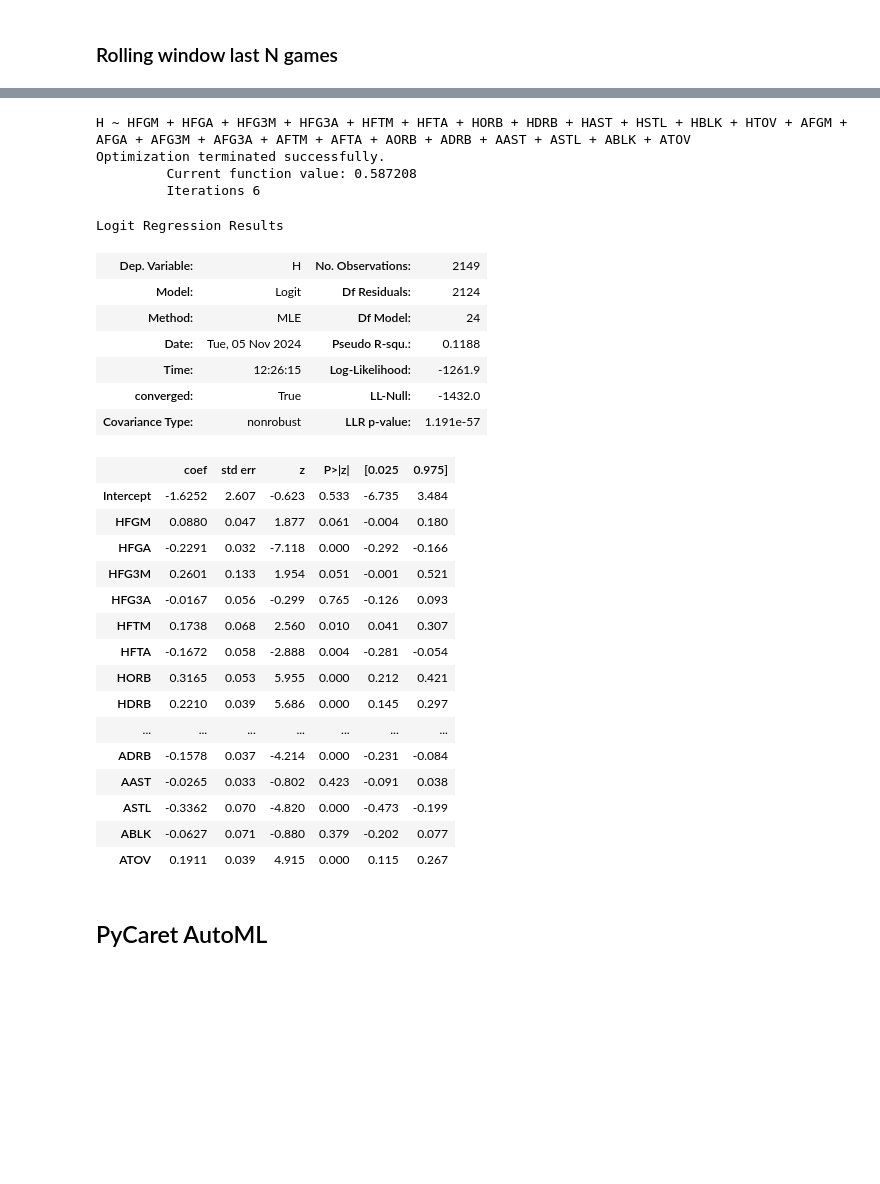
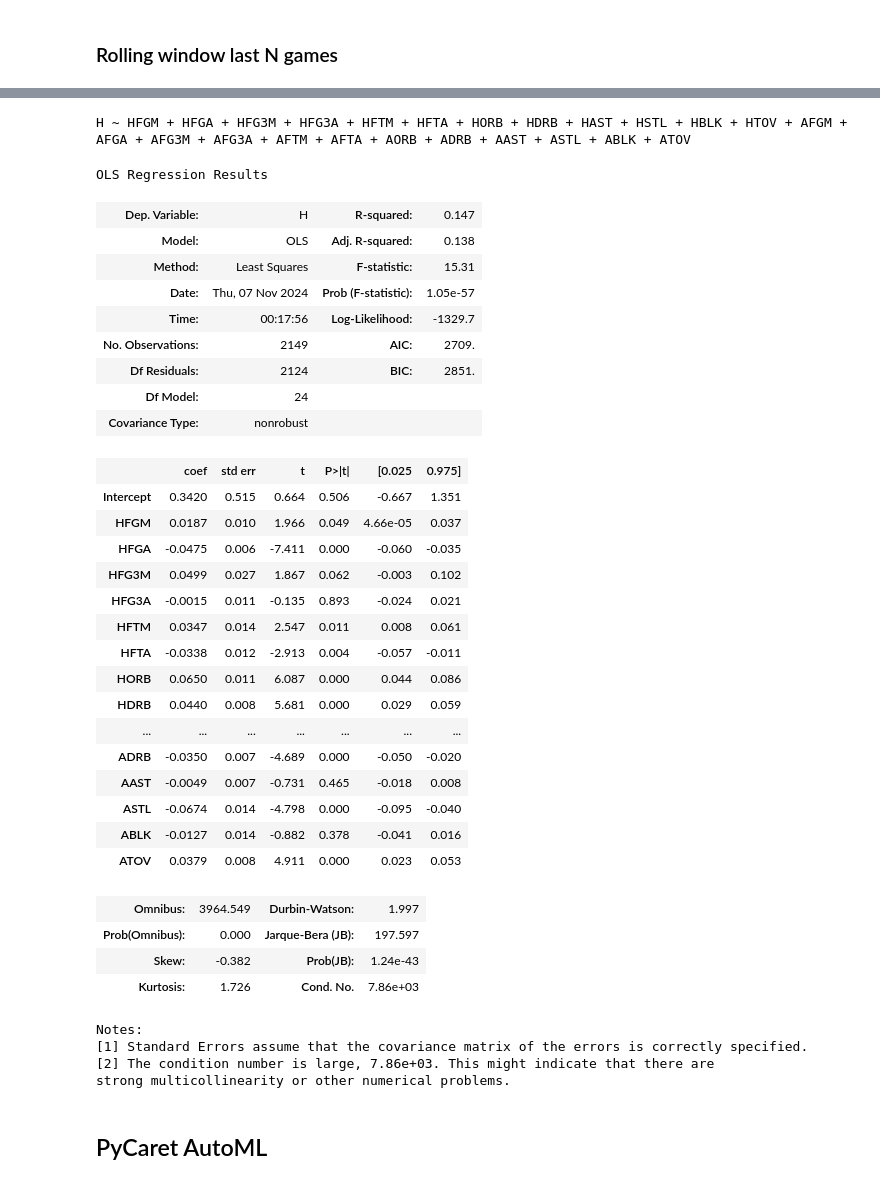
Before and after one commit to pospijir/QQH2024, a Jupyter notebook: scripts/ml.ipynb, the cells around one changed output, grey strips where cells are left out. Saved outputs shown, nothing was run; the diff lists cells and outputs as text; code cells hidden in the pictures; blank space fills up the shorter version.

```diff
--- a/scripts/ml.ipynb
+++ b/scripts/ml.ipynb
@@ -240,47 +238,54 @@ df_ml3.head()
 # %%
 features = [
     "HFGM", "HFGA", "HFG3M", "HFG3A", "HFTM", "HFTA", "HORB", "HDRB", "HAST", "HSTL", "HBLK", "HTOV",
     "AFGM", "AFGA", "AFG3M", "AFG3A", "AFTM", "AFTA", "AORB", "ADRB", "AAST", "ASTL", "ABLK", "ATOV",
 ]
 # features = [
 #     "HFGM", "HFGA", "HFG3M", "HFTM", "HFTA", "HORB", "HDRB", "HAST", "HSTL", "HTOV",
 #     "AFGM", "AFGA", "AFG3M", "AFTM", "AFTA", "AORB", "ADRB", "AAST", "ASTL", "ATOV",
 # ]
 
 formula = "H ~ " + " + ".join(features)
 print(formula)
 
-model = smf.logit(formula=formula, data=df_ml3)
+model = smf.ols(formula=formula, data=df_ml3)
 res = model.fit()
 res.summary()
 # %% [output]
 H ~ HFGM + HFGA + HFG3M + HFG3A + HFTM + HFTA + HORB + HDRB + HAST + HSTL + HBLK + HTOV + AFGM + AFGA + AFG3M + AFG3A + AFTM + AFTA + AORB + ADRB + AAST + ASTL + ABLK + ATOV
-Optimization terminated successfully.
-         Current function value: 0.587208
-         Iterations 6
-Logit Regression Results
+OLS Regression Results
-| Dep. Variable: | H | No. Observations: | 2149 |
-| Model: | Logit | Df Residuals: | 2124 |
-| Method: | MLE | Df Model: | 24 |
-| Date: | Tue, 05 Nov 2024 | Pseudo R-squ.: | 0.1188 |
-| Time: | 12:26:15 | Log-Likelihood: | -1261.9 |
-| converged: | True | LL-Null: | -1432.0 |
-| Covariance Type: | nonrobust | LLR p-value: | 1.191e-57 |
+| Dep. Variable: | H | R-squared: | 0.147 |
+| Model: | OLS | Adj. R-squared: | 0.138 |
+| Method: | Least Squares | F-statistic: | 15.31 |
+| Date: | Thu, 07 Nov 2024 | Prob (F-statistic): | 1.05e-57 |
+| Time: | 00:17:56 | Log-Likelihood: | -1329.7 |
+| No. Observations: | 2149 | AIC: | 2709. |
+| Df Residuals: | 2124 | BIC: | 2851. |
+| Df Model: | 24 |  |  |
+| Covariance Type: | nonrobust |  |  |
-|  | coef | std err | z | P>|z| | [0.025 | 0.975] |
-| Intercept | -1.6252 | 2.607 | -0.623 | 0.533 | -6.735 | 3.484 |
-| HFGM | 0.0880 | 0.047 | 1.877 | 0.061 | -0.004 | 0.180 |
-| HFGA | -0.2291 | 0.032 | -7.118 | 0.000 | -0.292 | -0.166 |
-| HFG3M | 0.2601 | 0.133 | 1.954 | 0.051 | -0.001 | 0.521 |
-| HFG3A | -0.0167 | 0.056 | -0.299 | 0.765 | -0.126 | 0.093 |
-| HFTM | 0.1738 | 0.068 | 2.560 | 0.010 | 0.041 | 0.307 |
-| HFTA | -0.1672 | 0.058 | -2.888 | 0.004 | -0.281 | -0.054 |
-| HORB | 0.3165 | 0.053 | 5.955 | 0.000 | 0.212 | 0.421 |
-| HDRB | 0.2210 | 0.039 | 5.686 | 0.000 | 0.145 | 0.297 |
+|  | coef | std err | t | P>|t| | [0.025 | 0.975] |
+| Intercept | 0.3420 | 0.515 | 0.664 | 0.506 | -0.667 | 1.351 |
+| HFGM | 0.0187 | 0.010 | 1.966 | 0.049 | 4.66e-05 | 0.037 |
+| HFGA | -0.0475 | 0.006 | -7.411 | 0.000 | -0.060 | -0.035 |
+| HFG3M | 0.0499 | 0.027 | 1.867 | 0.062 | -0.003 | 0.102 |
+| HFG3A | -0.0015 | 0.011 | -0.135 | 0.893 | -0.024 | 0.021 |
+| HFTM | 0.0347 | 0.014 | 2.547 | 0.011 | 0.008 | 0.061 |
+| HFTA | -0.0338 | 0.012 | -2.913 | 0.004 | -0.057 | -0.011 |
+| HORB | 0.0650 | 0.011 | 6.087 | 0.000 | 0.044 | 0.086 |
+| HDRB | 0.0440 | 0.008 | 5.681 | 0.000 | 0.029 | 0.059 |
 | ... | ... | ... | ... | ... | ... | ... |
-| ADRB | -0.1578 | 0.037 | -4.214 | 0.000 | -0.231 | -0.084 |
-| AAST | -0.0265 | 0.033 | -0.802 | 0.423 | -0.091 | 0.038 |
-| ASTL | -0.3362 | 0.070 | -4.820 | 0.000 | -0.473 | -0.199 |
-| ABLK | -0.0627 | 0.071 | -0.880 | 0.379 | -0.202 | 0.077 |
-| ATOV | 0.1911 | 0.039 | 4.915 | 0.000 | 0.115 | 0.267 |
+| ADRB | -0.0350 | 0.007 | -4.689 | 0.000 | -0.050 | -0.020 |
+| AAST | -0.0049 | 0.007 | -0.731 | 0.465 | -0.018 | 0.008 |
+| ASTL | -0.0674 | 0.014 | -4.798 | 0.000 | -0.095 | -0.040 |
+| ABLK | -0.0127 | 0.014 | -0.882 | 0.378 | -0.041 | 0.016 |
+| ATOV | 0.0379 | 0.008 | 4.911 | 0.000 | 0.023 | 0.053 |
+| Omnibus: | 3964.549 | Durbin-Watson: | 1.997 |
+| Prob(Omnibus): | 0.000 | Jarque-Bera (JB): | 197.597 |
+| Skew: | -0.382 | Prob(JB): | 1.24e-43 |
+| Kurtosis: | 1.726 | Cond. No. | 7.86e+03 |
+Notes:
+[1] Standard Errors assume that the covariance matrix of the errors is correctly specified.
+[2] The condition number is large, 7.86e+03. This might indicate that there are
+strong multicollinearity or other numerical problems.
 # %% [markdown]
 ## PyCaret AutoML
```
Also changed, not shown: parts of 17 cells of this notebook.
